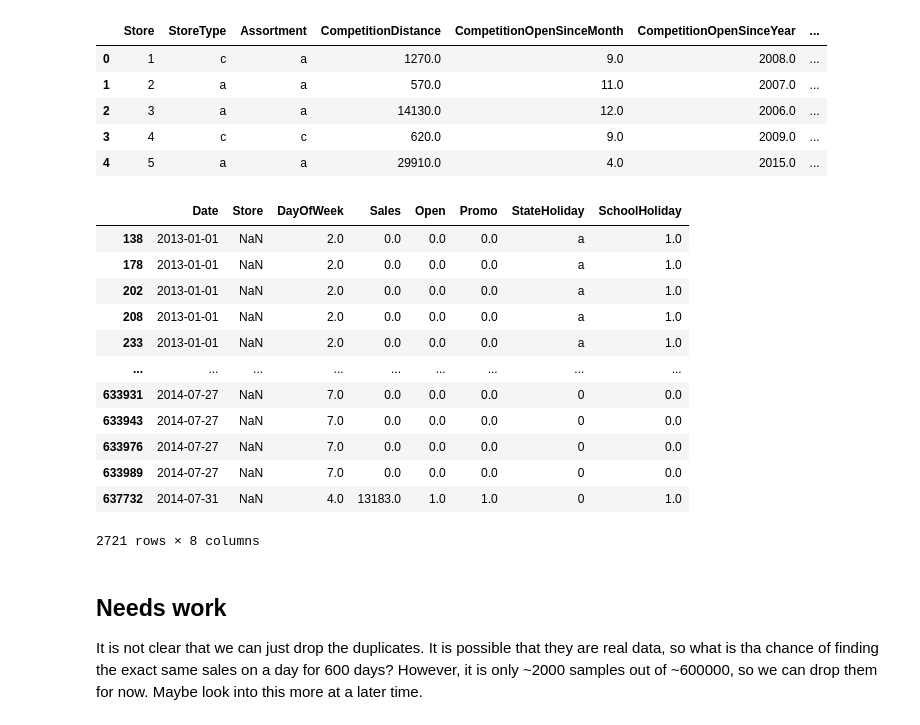
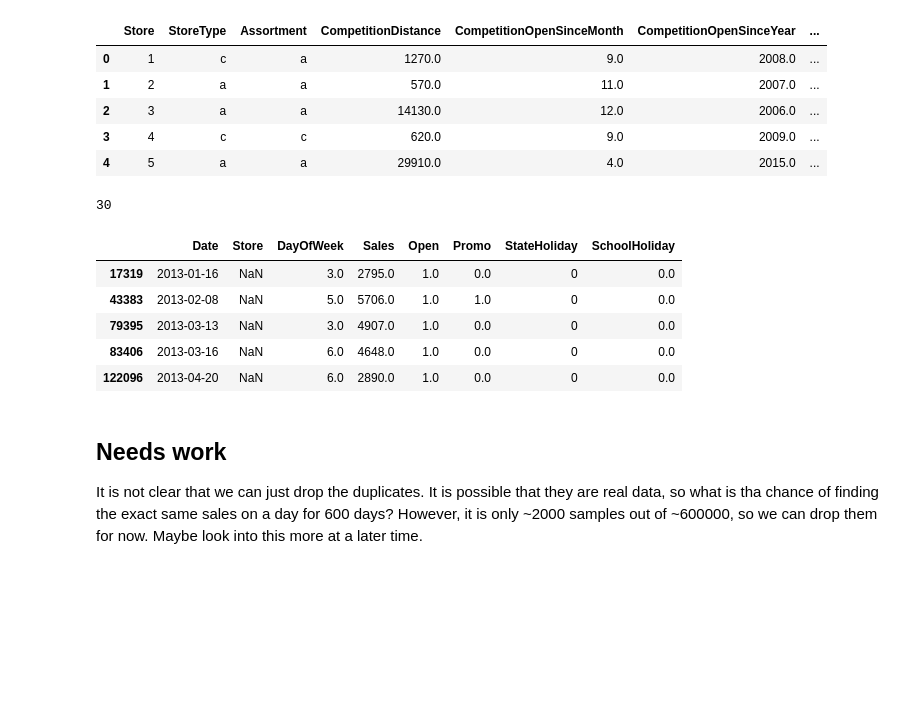
Before and after one commit to cverst/minicomp, a Jupyter notebook: Exploratory.ipynb, the cells around one changed output. Drawn from its saved outputs; the diff is of its cells as text; code cells hidden in the pictures; blank space fills up the shorter version.

```diff
--- a/Exploratory.ipynb
+++ b/Exploratory.ipynb
@@ -40,25 +40,23 @@ sales_data.dropna(subset=["Sales"], inplace=True)
 # Drop the customers feature, we do not know that number for
 # future days and is directly linked to the target, i.e., Sales
 sales_data.drop("Customers", axis=1, inplace=True)
+# %%
+keep_mask = sales_data.loc[:, "Sales"] != 0
+sales_data = sales_data[keep_mask]
 # %%
 # removing duplicats
 duped_mask = sales_data.duplicated()
 duplicated_data = sales_data.loc[duped_mask, :]
-duplicated_data
+print(len(duplicated_data))
+duplicated_data.head()
 # %% [output]
+30
 |  | Date | Store | DayOfWeek | Sales | Open | Promo | StateHoliday | SchoolHoliday |
-| 138 | 2013-01-01 | NaN | 2.0 | 0.0 | 0.0 | 0.0 | a | 1.0 |
-| 178 | 2013-01-01 | NaN | 2.0 | 0.0 | 0.0 | 0.0 | a | 1.0 |
-| 202 | 2013-01-01 | NaN | 2.0 | 0.0 | 0.0 | 0.0 | a | 1.0 |
-| 208 | 2013-01-01 | NaN | 2.0 | 0.0 | 0.0 | 0.0 | a | 1.0 |
-| 233 | 2013-01-01 | NaN | 2.0 | 0.0 | 0.0 | 0.0 | a | 1.0 |
-| ... | ... | ... | ... | ... | ... | ... | ... | ... |
-| 633931 | 2014-07-27 | NaN | 7.0 | 0.0 | 0.0 | 0.0 | 0 | 0.0 |
-| 633943 | 2014-07-27 | NaN | 7.0 | 0.0 | 0.0 | 0.0 | 0 | 0.0 |
-| 633976 | 2014-07-27 | NaN | 7.0 | 0.0 | 0.0 | 0.0 | 0 | 0.0 |
-| 633989 | 2014-07-27 | NaN | 7.0 | 0.0 | 0.0 | 0.0 | 0 | 0.0 |
-| 637732 | 2014-07-31 | NaN | 4.0 | 13183.0 | 1.0 | 1.0 | 0 | 1.0 |
+| 17319 | 2013-01-16 | NaN | 3.0 | 2795.0 | 1.0 | 0.0 | 0 | 0.0 |
+| 43383 | 2013-02-08 | NaN | 5.0 | 5706.0 | 1.0 | 1.0 | 0 | 0.0 |
+| 79395 | 2013-03-13 | NaN | 3.0 | 4907.0 | 1.0 | 0.0 | 0 | 0.0 |
+| 83406 | 2013-03-16 | NaN | 6.0 | 4648.0 | 1.0 | 0.0 | 0 | 0.0 |
+| 122096 | 2013-04-20 | NaN | 6.0 | 2890.0 | 1.0 | 0.0 | 0 | 0.0 |
-2721 rows × 8 columns
 # %% [markdown]
 ## Needs work
 It is not clear that we can just drop the duplicates. It is possible that they are real data, so what is tha chance of finding the exact same sales on a day for 600 days? However, it is only ~2000 samples out of ~600000, so we can drop them for now. Maybe look into this more at a later time.
```
Also changed, not shown: parts of 15 cells of this notebook.
